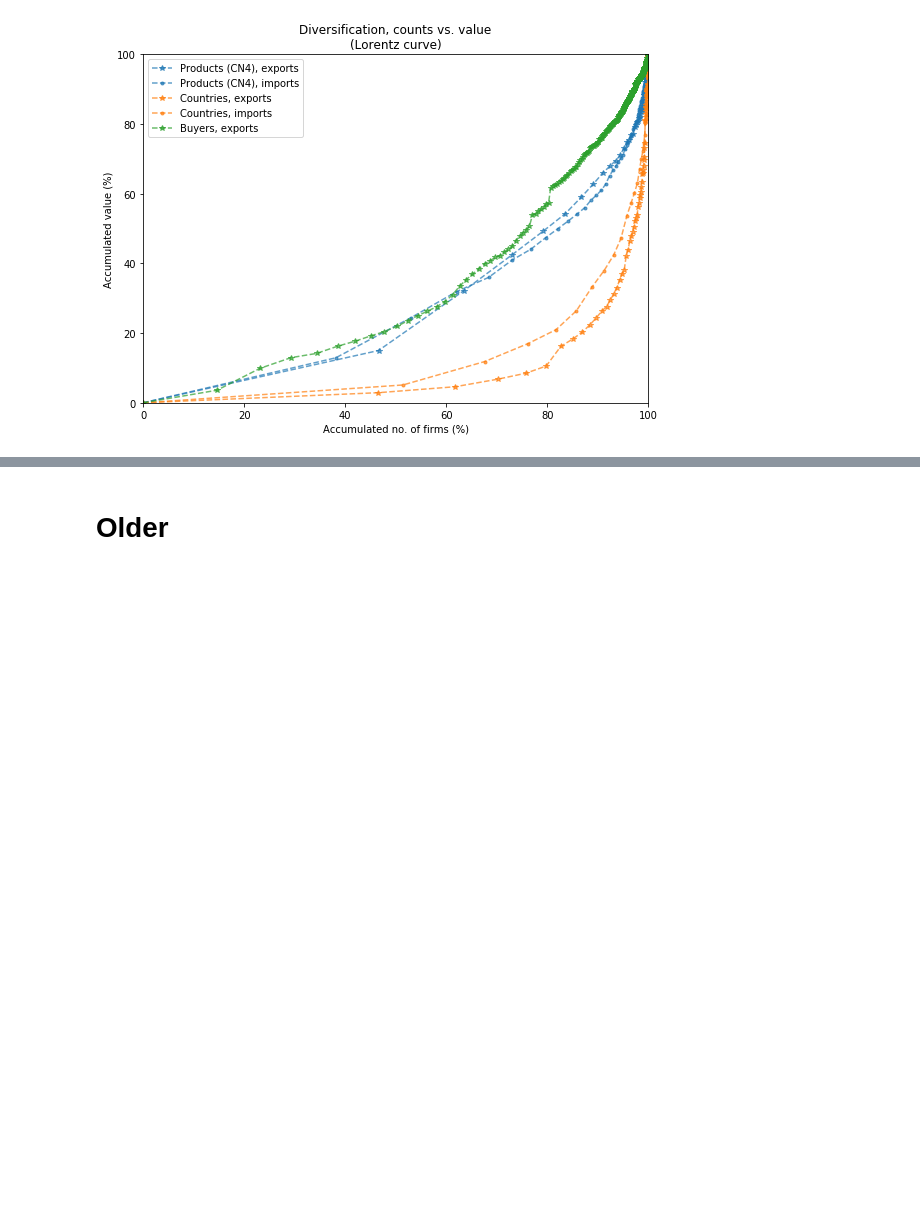
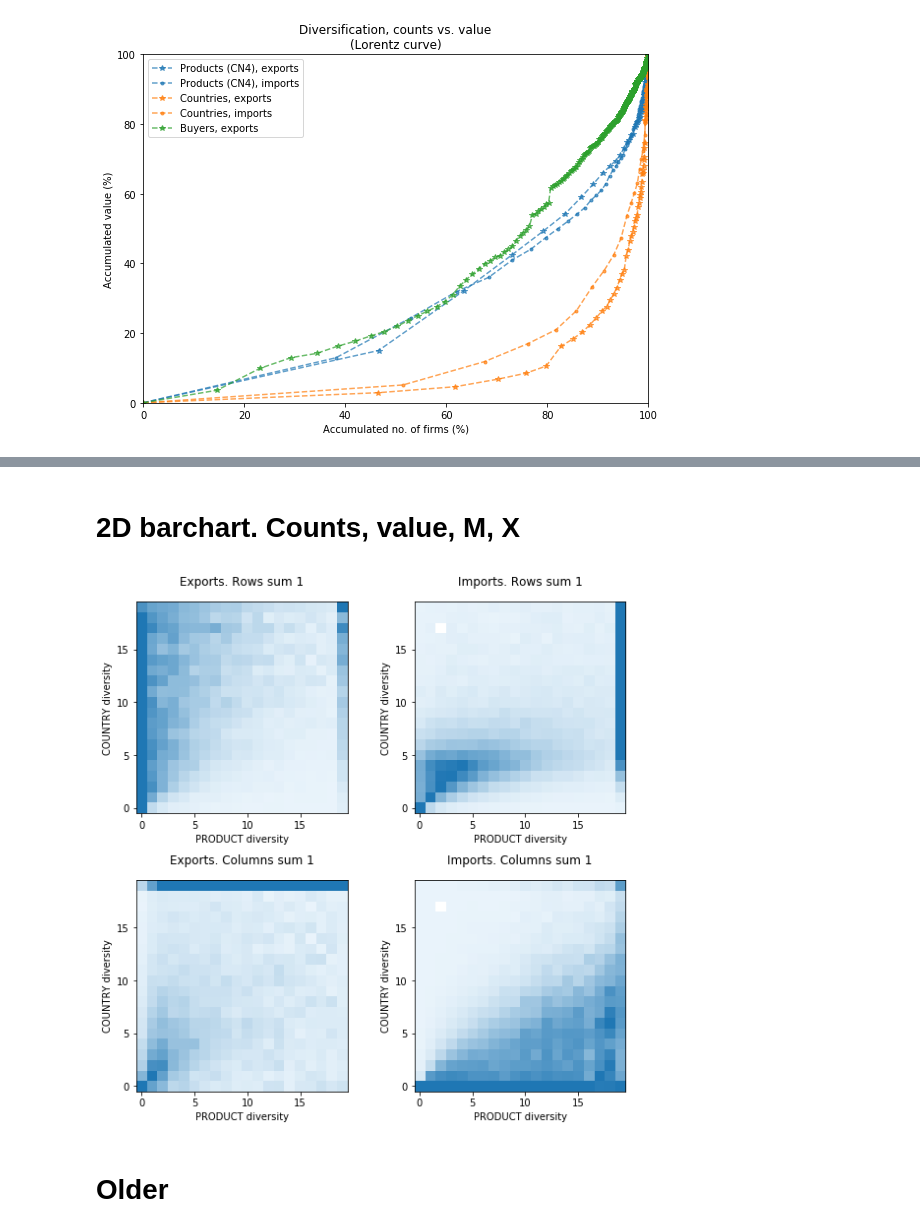
Before and after one commit to matuteiglesias/French_exports_bkp, a Jupyter notebook: code/notebooks/Effective diversity.ipynb, the cells around one changed output, grey strips where cells are left out. Saved outputs shown, nothing was run; the diff lists cells and outputs as text; code cells hidden in the pictures; blank space fills up the shorter version.

```diff
--- a/code/notebooks/Effective diversity.ipynb
+++ b/code/notebooks/Effective diversity.ipynb
@@ -246,16 +250,20 @@ fig, axs = plt.subplots(1, figsize = (8, 6))
 ax = axs
 ax.set_title('Diversification, counts vs. value\n(Lorentz curve)')
 info_list = []
+effective_divers_info_list = []
 for j, col in enumerate(['CN ID 4', 'PYOD', 'VAT']):
 
     info_list_ = []
+    effective_divers_info_list_ = []
     for i in [0, 1]:
-        wn_ID_distrib = wn_ID_distrib_list[j][i]
+#         wn_ID_distrib = wn_ID_distrib_list[j][i]
 
         if (i == 1 and col == 'VAT'):
             info_list_ = []
+            effective_divers_info_list_ = []
 
         else:
+            wn_ID_distrib = pd.read_csv('./../../data/processed/wn_ID_distrib_'+col.replace(' ','_')+'_'+['Exp', 'Imp'][i])
             nunique_cols = []
             for cut in [.9, .99, .999]:
                 count = wn_ID_distrib.loc[(wn_ID_distrib.cdf_ID < cut)].groupby('ID')[[col]].count()
@@ -284,8 +292,9 @@ for j, col in enumerate(['CN ID 4', 'PYOD', 'VAT']):
             ax.set_xlabel('Accumulated no. of firms (%)'); ax.set_ylabel('Accumulated value (%)')
             ax.legend()
 
-
+        effective_divers_info_list_ += [effective_divers]
         info_list_ += [info]
+    effective_divers_info_list += [effective_divers_info_list_]
     info_list += [info_list_]
 plt.savefig('./../../../thesis_writing/figures/Lorentz_curve_'+str(cut_col)+'.png', dpi = 300)
 plt.tight_layout()
@@ -358,0 +355,2 @@ varnames_list
+# %% [markdown]
+# 2D barchart. Counts, value, M, X
@@ -358,0 +363,9 @@ varnames_list
+# %%
+df_list = []
+for j, col in enumerate(['CN ID 4', 'PYOD', 'VAT']):
+    for i, flux in enumerate(['Exports','Imports']):
+        if col != 'VAT' or flux != 'Imports':
+            df_ = effective_divers_info_list[j][i]
+            df_.columns = pd.MultiIndex.from_product([[flux], df_.columns, [col]])
+            df_list += [df_]
+result = pd.concat(df_list, axis = 1)
@@ -359,2 +374,54 @@ varnames_list
+# %%
+# Display matrix
+fig, axs = plt.subplots(2, 2, figsize = (8, 8))
+
+# for j, col in enumerate(['CN ID 4', 'PYOD', 'VAT']):
+
+ordered_axes = ['PYOD', 'CN ID 4']
+
+type_ = 'count'
+# color = ["#1f77b4", "#ff7f0e"][k]
+
+for k, direction in enumerate(['HOR', 'VER']):
+    for i, flux in enumerate(['Exports','Imports']):
+        id_varts = result[flux]['VART'].iloc[:, 1]; id_varts.name = 'VART'
+        source_info = pd.concat([id_varts, result[flux][0.99]], axis = 1).dropna()
+        #option to transform here, (eg sqrt or something) Also clipping..
+        source_info.iloc[:, 1:] = source_info.iloc[:, 1:].clip(1, 20)
+        outcome = source_info.groupby(ordered_axes)['VART'].agg(['count', 'sum'])
+
+        outcome_count = outcome[type_].unstack()#.sort_index(ascending = False)
+
+        if direction == 'VER':
+            # cols sum to 1
+            outcome_count = outcome_count/outcome_count.sum()
+            outcome_count = outcome_count/outcome_count.max()
+
+        if direction == 'HOR':
+            #rows sum to 1
+            outcome_count = outcome_count.div(outcome_count.sum(1), 0)
+            outcome_count = outcome_count.div(outcome_count.max(1), 0)
+
+        ax = axs[k][i]
+        color = '#1f77b4'
+#         ax.matshow(np.sqrt(outcome_count), cmap=sns.light_palette(color, as_cmap = True))
+        ax.matshow((outcome_count), cmap=sns.light_palette(color, as_cmap = True))
+        ax.set_title(["Exports", "Imports"][i] + '. ' + ["Rows sum 1", "Columns sum 1"][k])
+        ax.set_xlabel('PRODUCT diversity')
+        ax.set_ylabel('COUNTRY diversity')
+#         ax.set_xlabel(ordered_axes[1])
+#         ax.set_ylabel(ordered_axes[0])
+        ax.xaxis.set_ticks_position('bottom')
+        ax.invert_yaxis()
+
+
+plt.tight_layout()
+plt.savefig('./../../../thesis_writing/figures/2D_diversity.png', bbox_inches='tight')
+plt.show()
+
+#1f77b4 counts
+#ff7f0e value
+# %% [output]
+[figure, added]
 # %% [markdown]
 # Older
```
Also changed, not shown: parts of 6 cells of this notebook, 4 other files.
